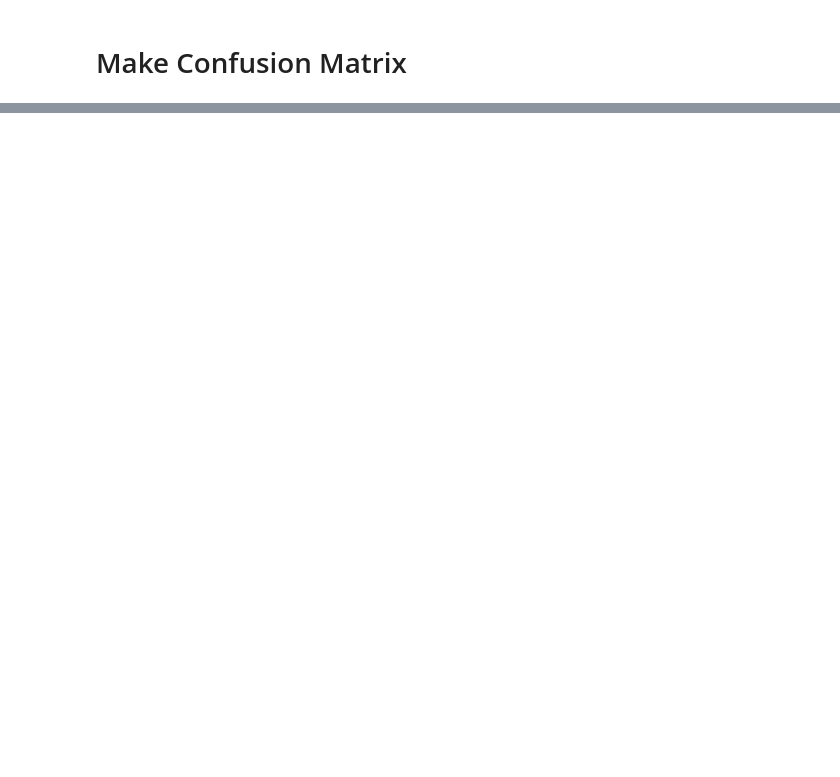
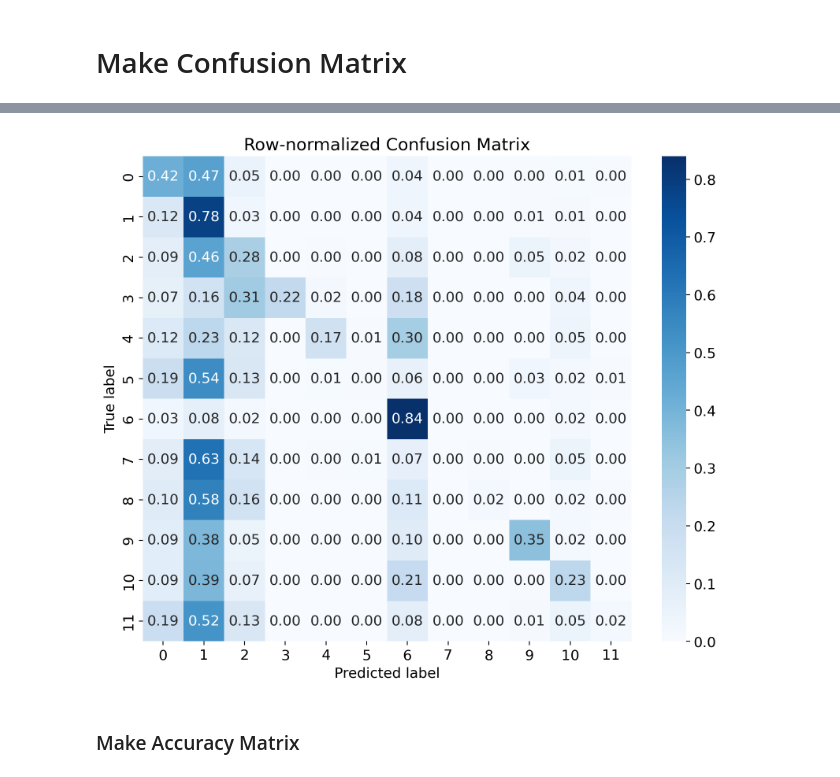
Before and after one commit to ilu24/eaee4000, a Jupyter notebook: 3_neural_network.ipynb, the cells around one changed output, grey strips where cells are left out. Saved outputs shown, nothing was run; the diff lists cells and outputs as text; code cells hidden in the pictures; blank space fills up the shorter version.

```diff
--- a/3_neural_network.ipynb
+++ b/3_neural_network.ipynb
@@ -422,0 +533,36 @@ plt.show()
+# %%
+import numpy as np
+from sklearn.metrics import confusion_matrix
+import matplotlib.pyplot as plt
+import seaborn as sns
+
+# y_true and y_pred as before
+y_true = np.argmax(y_test_df.values, axis=1)
+y_pred = np.argmax(y_pred_df.values, axis=1)
+
+# Compute confusion matrix
+cm = confusion_matrix(y_true, y_pred, labels=np.arange(12))
+
+# Normalize so each row sums to 1 (handle zero rows to avoid division by zero)
+row_sums = cm.sum(axis=1, keepdims=True)
+row_sums[row_sums == 0] = 1  # avoid division by zero
+cm_normalized = cm / row_sums
+
+# Plot the normalized confusion matrix (values between 0 and 1)
+plt.figure(figsize=(10, 8))
+sns.heatmap(
+    cm_normalized,
+    annot=True,
+    fmt='.2f',
+    cmap='Blues',
+    xticklabels=np.arange(12),
+    yticklabels=np.arange(12)
+)
+plt.xlabel('Predicted label')
+plt.ylabel('True label')
+plt.title('Row-normalized Confusion Matrix')
+plt.show()
+# %% [output]
+[figure, added]
+# %% [markdown]
+### Make Accuracy Matrix
```
Also changed, not shown: parts of 26 cells of this notebook.
